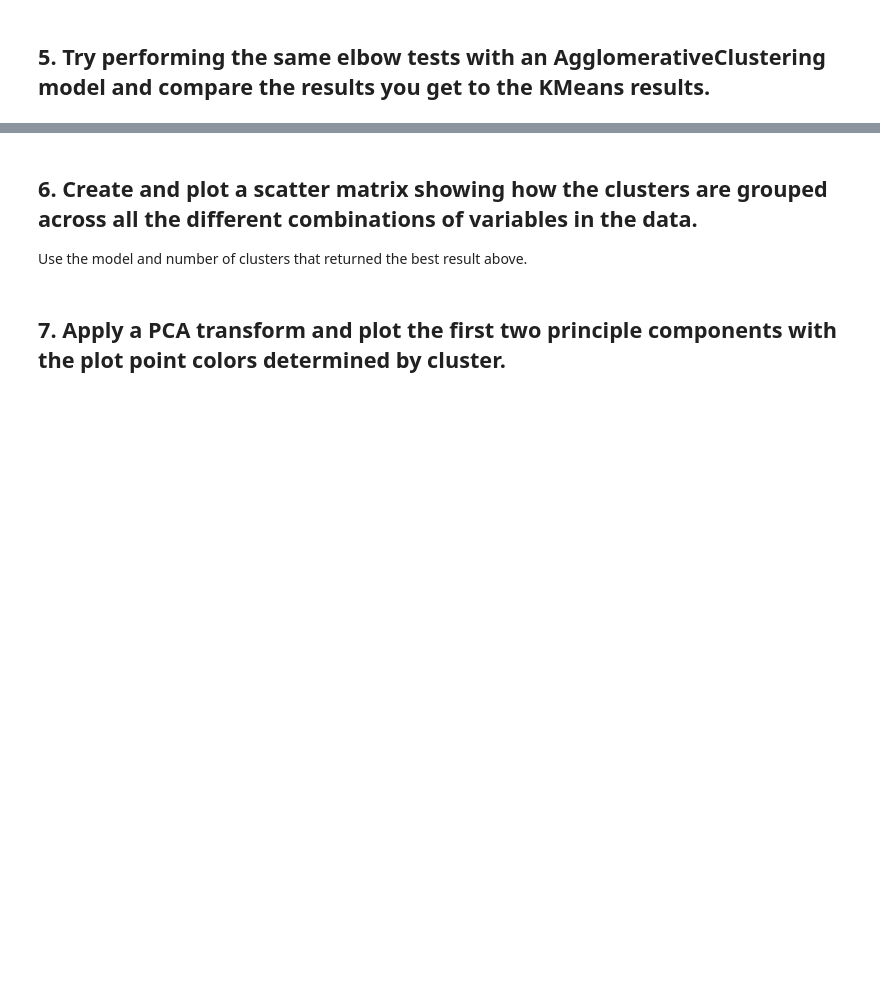
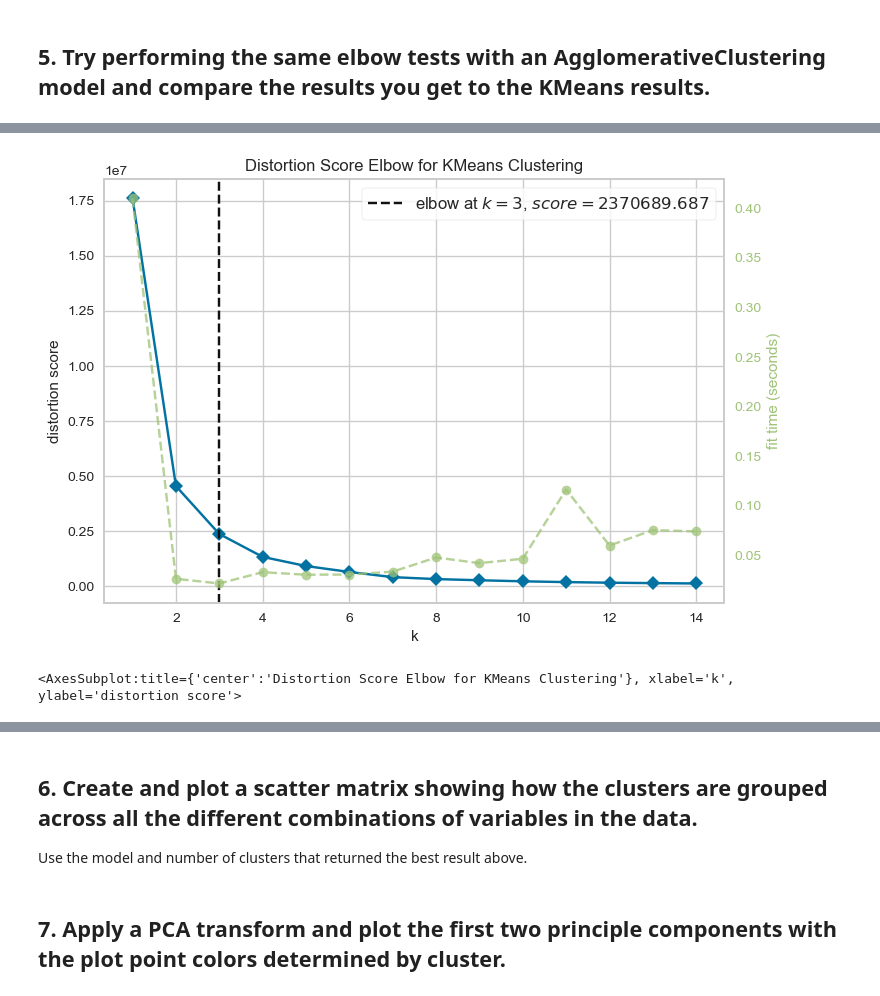
Before and after one commit to Ironhack-Data-Madrid-Abril-2023/7.4-lab_unsupervised_learning_evaluation, a Jupyter notebook: your-code/main.ipynb, the cells around one changed output, grey strips where cells are left out. Saved outputs shown, nothing was run; the diff lists cells and outputs as text; code cells hidden in the pictures; blank space fills up the shorter version.

```diff
--- a/your-code/main.ipynb
+++ b/your-code/main.ipynb
@@ -39,0 +127,13 @@ The Yellowbrick library has 3 metrics that you can plot using the `metric` param
+# %%
+from sklearn.metrics import adjusted_rand_score as ars
+
+modelo=cluster.KMeans()
+
+visual=KElbowVisualizer(modelo, k=(1, 15))
+
+visual.fit(X)
+
+visual.poof()
+# %% [output]
+[figure, added]
+<AxesSubplot:title={'center':'Distortion Score Elbow for KMeans Clustering'}, xlabel='k', ylabel='distortion score'>
```
Also changed, not shown: parts of 11 cells of this notebook.
